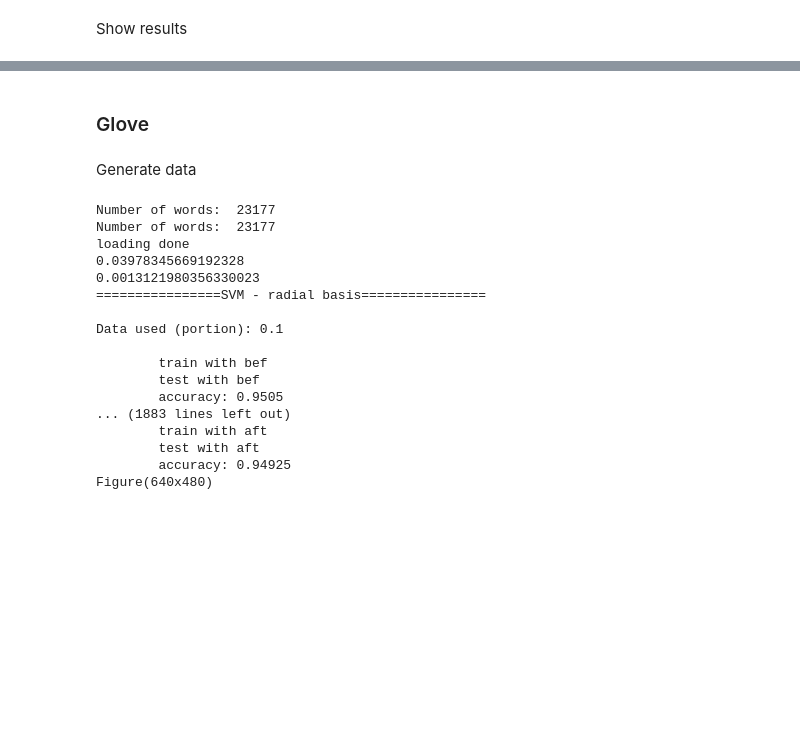
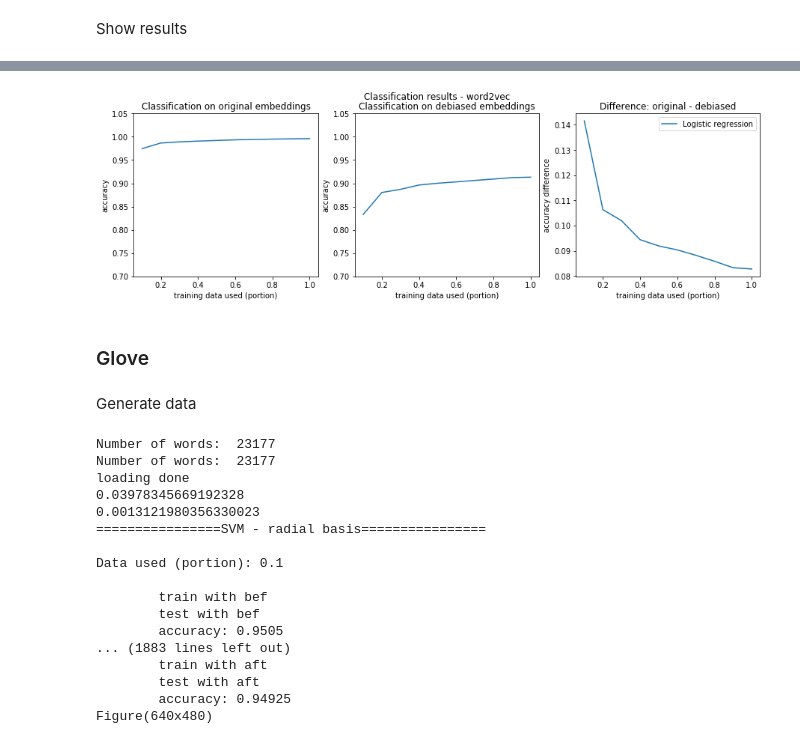
Before and after one commit to YovchevIvan/FACT-UVA, a Jupyter notebook: notebook.ipynb, the cells around one changed output, grey strips where cells are left out. Drawn from its saved outputs; the diff is of its cells as text; code cells hidden in the pictures; blank space fills up the shorter version.

Commit message:
lipstick added to notebook

```diff
--- a/notebook.ipynb
+++ b/notebook.ipynb
@@ -220,3 +228,31 @@ Besides generating analogies, we can also test the effects of debiasing quantita
+# %%
+def plot_results(results, embeddings):
+    ## plotting results
+
+    splits = results["splits"]
+
+    fig,a =	 plt.subplots(1, 3)
+    fig.set_figwidth(15)
+    plt.suptitle("Classification results - " + embeddings)
+    a[0].set_title("Classification on original embeddings")
+    a[0].set_xlabel('training data used (portion)')
+    a[0].set_ylabel('accuracy')
+    a[0].set_ylim(0.7, 1.05)
+    a[1].set_title("Classification on debiased embeddings")
+    a[1].set_xlabel('training data used (portion)')
+    a[1].set_ylabel('accuracy')
+    a[1].set_ylim(0.7, 1.05)
+    a[2].set_title("Difference: original - debiased")
+    a[2].set_xlabel('training data used (portion)')
+    a[2].set_ylabel('accuracy difference')
+    for accuracy in results["accuracies_bef"]:
+        a[0].plot(splits, accuracy)
+    for accuracy in results["accuracies_aft"]:
+        a[1].plot(splits, accuracy)
+    for accuracy in results["acc_diffs"]:
+        a[2].plot(splits, accuracy)
+    plt.legend(results["classifier_names"])
+    plt.show()
 # %% [markdown]
 ### Word2Vec
 # %% [markdown]
@@ -273,3 +272,10 @@ NameError: name 'show_lipstic' is not defined
+# %%
+file = open('./code/lipstick//results/results_w2v')
+results_js = file.read()
+results = json.loads(results_js)
+plot_results(results, "word2vec")
+# %% [output]
+[figure, added]
 # %% [markdown]
 ### Glove
 # %% [markdown]
```
Also changed, not shown: parts of 11 cells of this notebook, 13 other files.
